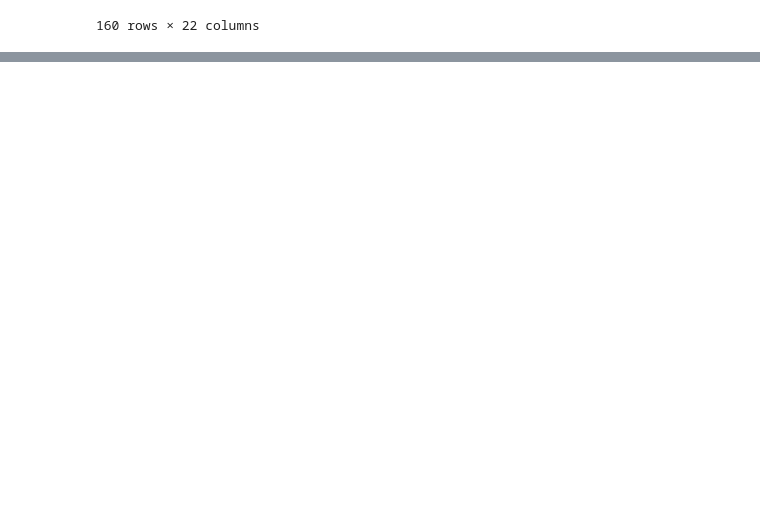
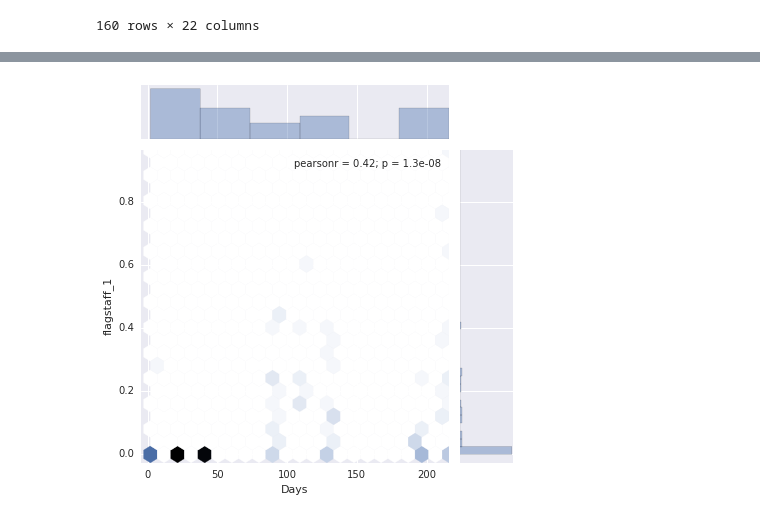
Before and after one commit to johnchase/thesis_analysis, a Jupyter notebook: st_office_affect/source_tracker.ipynb, the cells around one changed output, grey strips where cells are left out. Saved outputs shown, nothing was run; the diff lists cells and outputs as text; code cells hidden in the pictures; blank space fills up the shorter version.

```diff
--- a/st_office_affect/source_tracker.ipynb
+++ b/st_office_affect/source_tracker.ipynb
@@ -161,3 +183,7 @@ Name: Event, Length: 499, dtype: int64
+# %%
+sns.jointplot("Days", "flagstaff_1", flag_office_1, kind='hex');
+# %% [output]
+[figure, added]
 # %%
 cities = ['flagstaff', 'san_diego', 'toronto']
 
```
Also changed, not shown: parts of 16 cells of this notebook, 2 other files.
